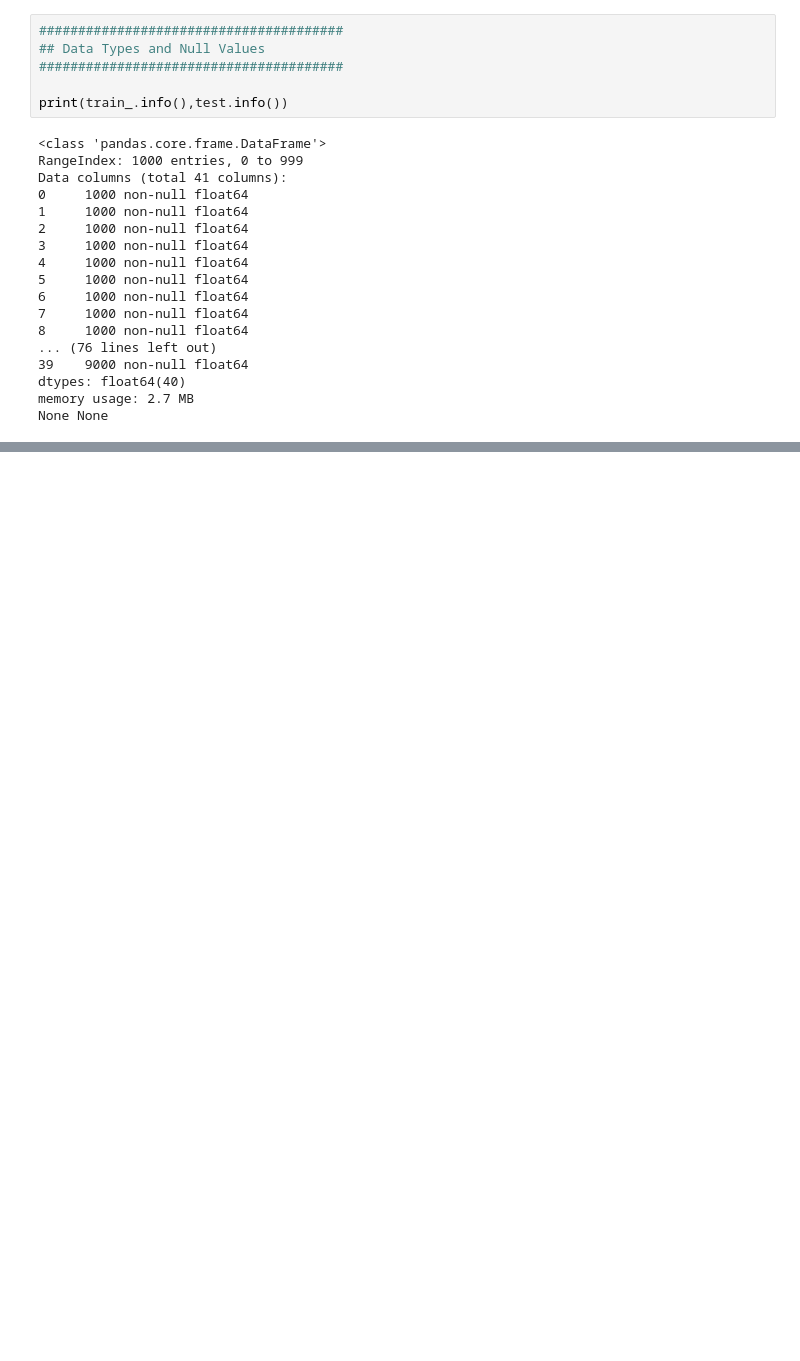
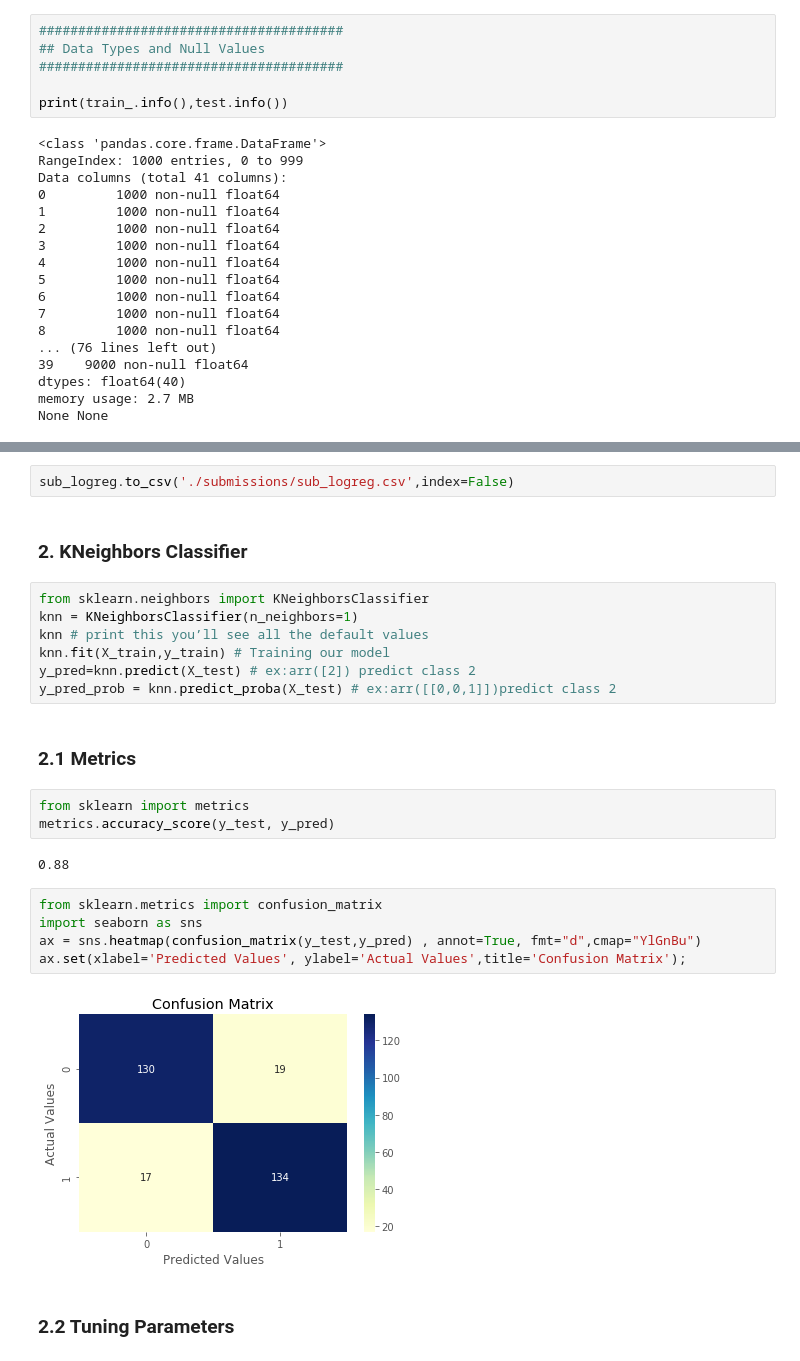
Before and after one commit to emunozlorenzo/Competitions, a Jupyter notebook: DataScienceLondon/00_Baseline.ipynb, the cells around one changed output, grey strips where cells are left out. Saved outputs shown, nothing was run; the diff lists cells and outputs as text; blank space fills up the shorter version.

```diff
--- a/DataScienceLondon/00_Baseline.ipynb
+++ b/DataScienceLondon/00_Baseline.ipynb
@@ -136,0 +203,27 @@ plt.show()
+# %%
+sub_logreg.to_csv('./submissions/sub_logreg.csv',index=False)
+# %% [markdown]
+### 2. KNeighbors Classifier
+# %%
+from sklearn.neighbors import KNeighborsClassifier
+knn = KNeighborsClassifier(n_neighbors=1)
+knn # print this you’ll see all the default values
+knn.fit(X_train,y_train) # Training our model
+y_pred=knn.predict(X_test) # ex:arr([2]) predict class 2
+y_pred_prob = knn.predict_proba(X_test) # ex:arr([[0,0,1]])predict class 2
+# %% [markdown]
+### 2.1 Metrics
+# %%
+from sklearn import metrics
+metrics.accuracy_score(y_test, y_pred)
+# %% [output]
+0.88
+# %%
+from sklearn.metrics import confusion_matrix
+import seaborn as sns
+ax = sns.heatmap(confusion_matrix(y_test,y_pred) , annot=True, fmt="d",cmap="YlGnBu")
+ax.set(xlabel='Predicted Values', ylabel='Actual Values',title='Confusion Matrix');
+# %% [output]
+[figure, added]
+# %% [markdown]
+### 2.2 Tuning Parameters
```
Also changed, not shown: parts of 43 cells of this notebook, 5 other files.
